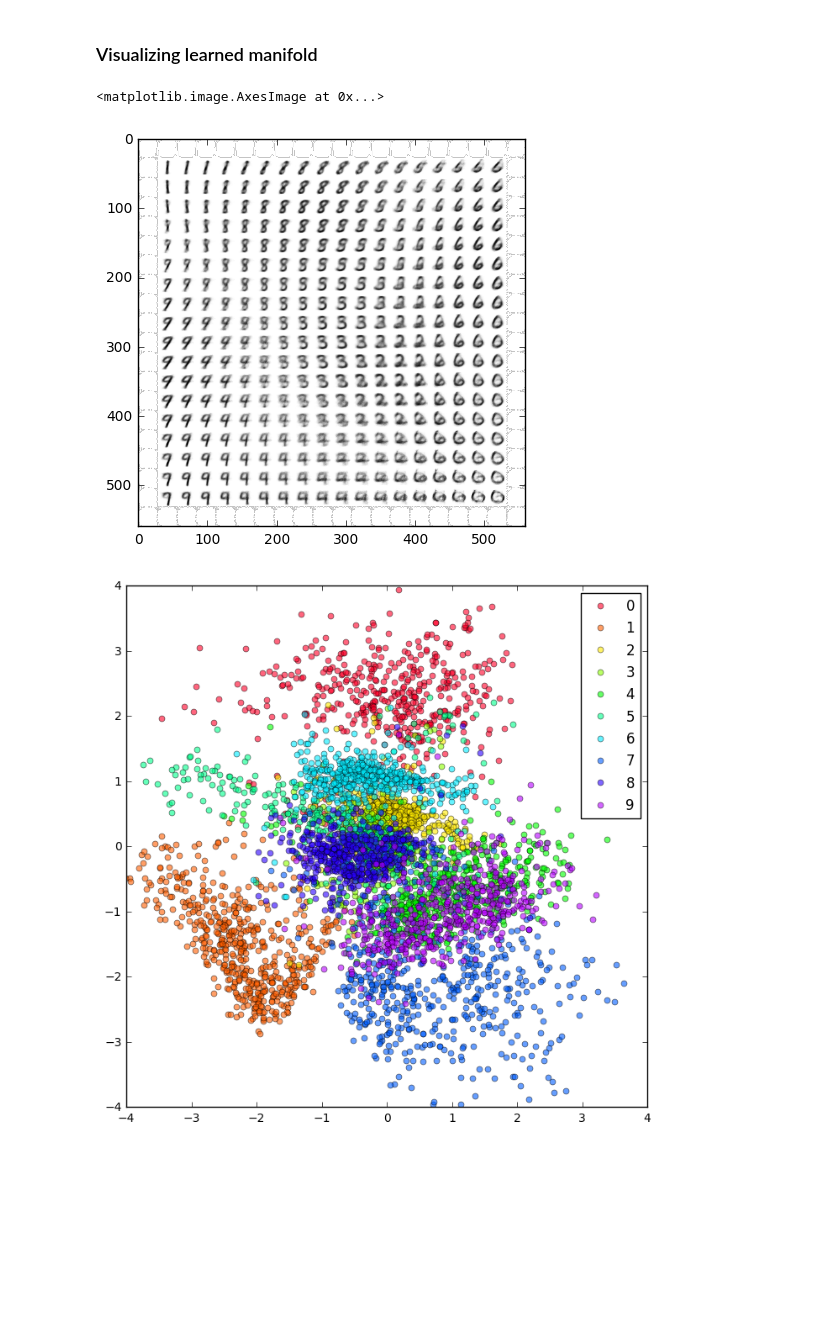
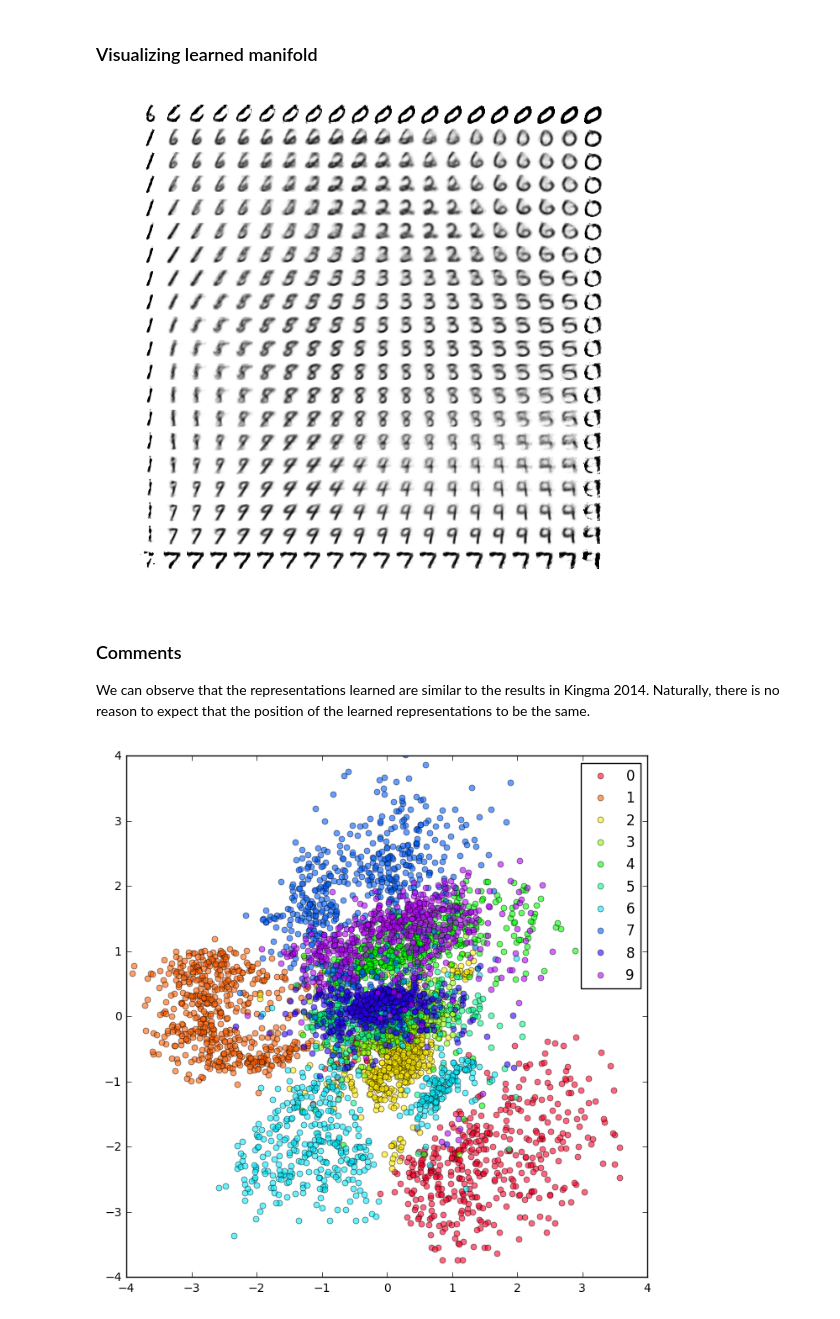
Before and after one commit to danakianfar/machine_learning_2_labs, a Jupyter notebook: lab3/Lab3.ipynb, the cells around one changed output. Saved outputs shown, nothing was run; the diff lists cells and outputs as text; code cells hidden in the pictures; blank space fills up the shorter version.

```diff
--- a/lab3/Lab3.ipynb
+++ b/lab3/Lab3.ipynb
@@ -469,7 +469,12 @@ lr = 1e-3
 ## l-2 weight decay
 l2 = 1e-5
 ## number of training iterations
-num_iters = 20000
+num_iters = 40000
+
+def P(z):
+    h = nn.relu(z.mm(Wzh) + bzh.repeat(z.size(0), 1))
+    X = nn.sigmoid(h.mm(Whx) + bhx.repeat(h.size(0), 1))
+    return X
 
 ## Initialize encoder graph
 Wxh = init_weight(size=[X_dim, h_dim])
@@ -489,10 +494,11 @@ bhx = Variable(torch.zeros(X_dim), requires_grad=True)
 params = [Wxh, bxh, Whz_mu, bhz_mu, Whz_var, bhz_var, Wzh, bzh, Whx, bhx]
 solver = torch.optim.Adam(params, lr=lr, weight_decay=l2)
 
-loss_list = run(num_iters, print_every=1000)
+loss_list = run(num_iters, print_every=2000)
 
 # Plot loss
 plt.plot(range(len(loss_list)), loss_list)
 plt.ylabel('Loss')
 plt.xlabel('Iteration')
+plt.show()
 # %% [output]
@@ -518,7 +524,7 @@ from scipy.stats import norm
 num_samples = 20
 
 # Take linearly spaced values within [0,1]
-sampled_vals = np.linspace(0.0,1,num_samples)
+sampled_vals = np.linspace(0+1e-10, 1-1e-5,num_samples)
 grid1, grid2 = np.meshgrid(sampled_vals, sampled_vals) # grid
 
 # store results
@@ -540,38 +546,43 @@ for i in range(num_samples):
         # save
         decoded_imgs[28*(i):28*(i+1), 28*(j):28*(j+1)] = np.reshape(img, (28,28))
 
-plt.figure(figsize=(5,5))
+plt.figure(figsize=(6,6))
+plt.axis('off')
 plt.imshow(decoded_imgs)
+plt.show()
 # %% [output]
-<matplotlib.image.AxesImage at 0x...>
-[figure, old version]
+[figure, new version]
+# %% [markdown]
+### Comments
+
+We can observe that the representations learned are similar to the results in Kingma 2014. Naturally, there is no reason to expect that the position of the learned representations to be the same.
 # %%
 # get image code for (roughly) all images
 df = pd.DataFrame()
 for i in range(5000//mb_size):
     X = mnist_images[i*mb_size:(i+1)*mb_size,:]
     labels = mnist_labels[i*mb_size:(i+1)*mb_size]
     X = Variable(torch.from_numpy(X))
 
     ## get latent 2-dim code for images
     z_mu, z_var = Q(X)
     z = sample_z(z_mu, z_var).data.numpy()
     df = df.append(pd.DataFrame(np.array((z[:,0], z[:,1], labels)).T, columns=['z1','z2','labels']))
 
 df['labels'] = df['labels'].astype(int)
 groups = df.groupby('labels')
 
 NUM_COLORS = 10
 fig, ax = plt.subplots(figsize=(8,8))
 cm = plt.get_cmap('gist_rainbow')
 ax.set_color_cycle([cm(1.*i/NUM_COLORS) for i in range(NUM_COLORS)])
 
 # ax.margins(0.05) # Optional, just adds 5% padding to the autoscaling
 for name, group in groups:
-    ax.plot(group.z2, group.z1, marker='o', linestyle='', ms=5, label=name, alpha=0.6)
+    ax.plot(group.z1, group.z2, marker='o', linestyle='', ms=5, label=name, alpha=0.6)
 ax.legend(numpoints=1)
 plt.xlim([-4,4])
 plt.ylim([-4,4])
 plt.show()
 # %% [output]
-[figure, old version]
+[figure, new version]
```
Also changed, not shown: parts of 3 cells of this notebook.
